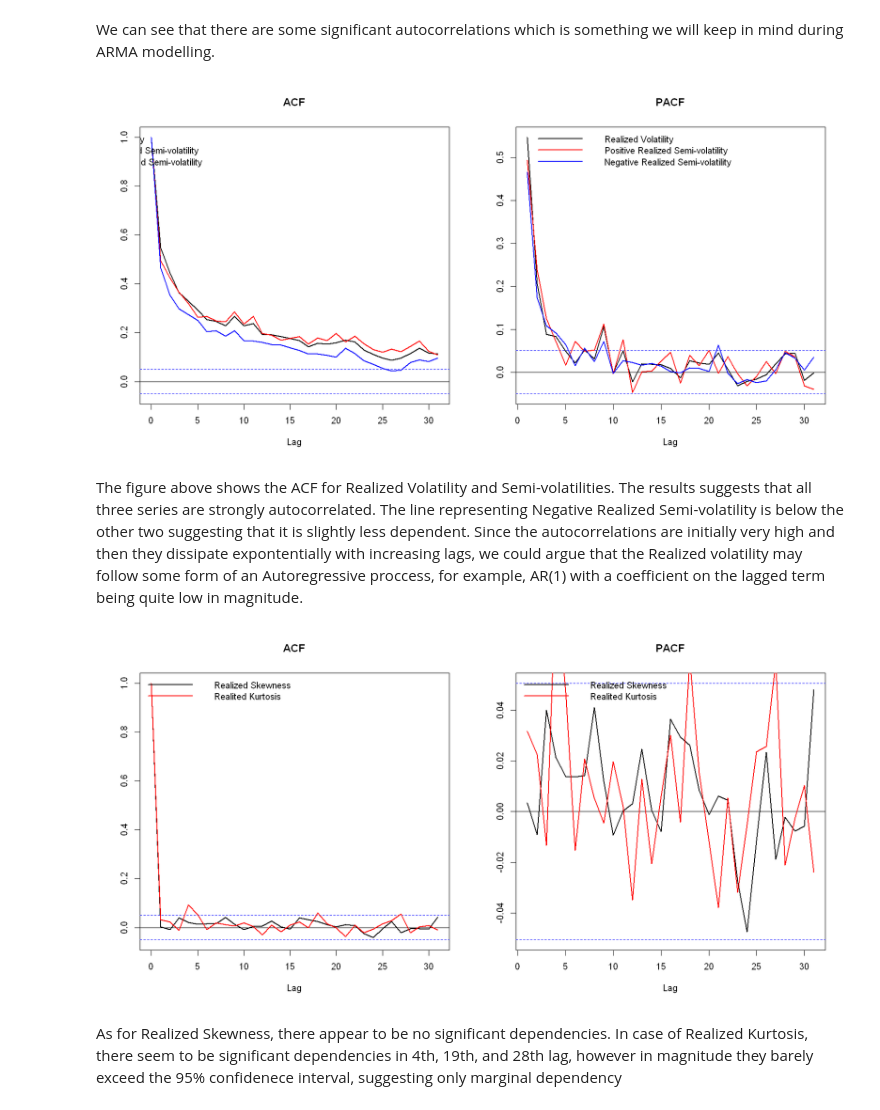
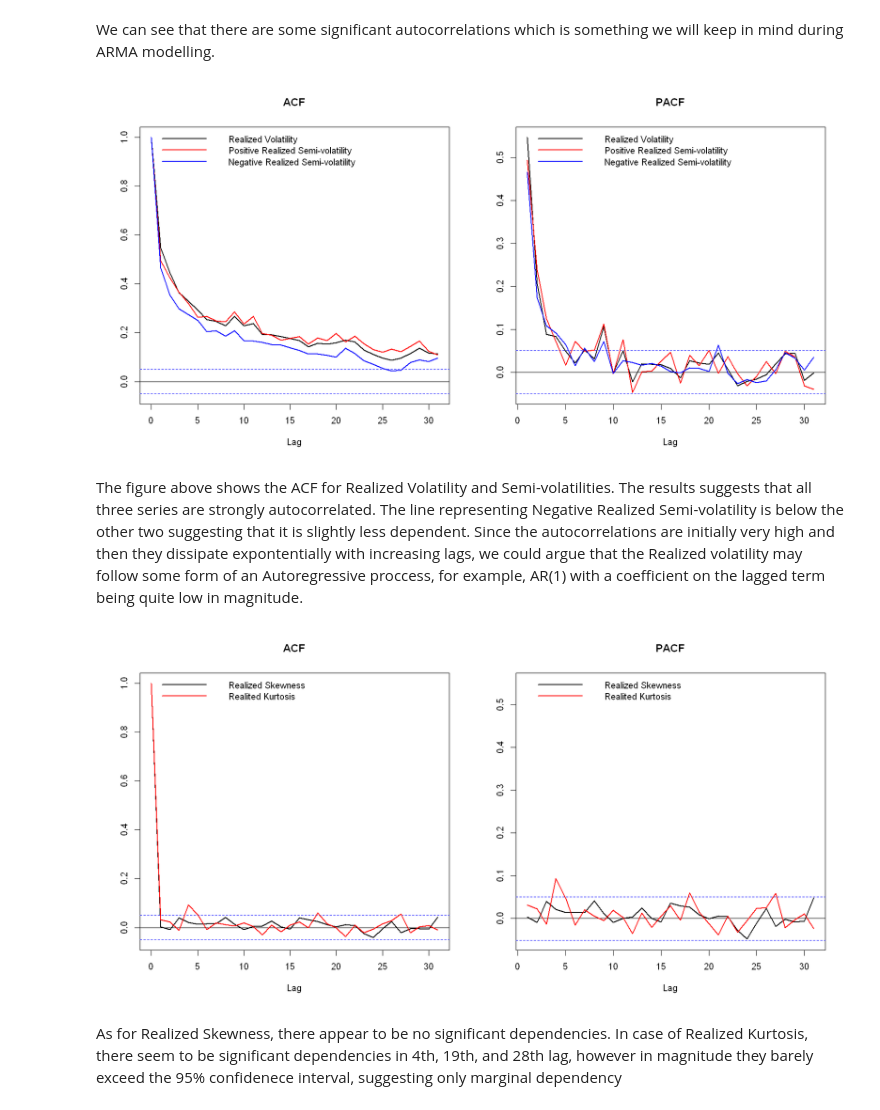
Before and after one commit to JanK0095/Financial-Econometrics-Course-Projects, a Jupyter notebook: Final project/FEI_Emprical_project_Kubal_Mattanelli.ipynb, the cells around one changed output. Cells and saved outputs as stored; diff of their text form; code cells hidden in the pictures.

```diff
--- a/Final project/FEI_Emprical_project_Kubal_Mattanelli.ipynb
+++ b/Final project/FEI_Emprical_project_Kubal_Mattanelli.ipynb
@@ -125,7 +136,7 @@ acf_RV_n <-  acf(amzn$RV_n, plot = F)
 plot(acf_RV, type = "l", main = "ACF", ylab = "", lwd = 2)
 lines(x = acf_RV_p$lag, y = acf_RV_p$acf, col = "red", lwd = 2)
 lines(x = acf_RV_n$lag, y = acf_RV_n$acf, col = "blue", lwd = 2)
-legend("topright", legend = c("Realized Volatility", "Positive Realized Semi-volatility", "Negative Realized Semi-volatility"), col = c("black", "red", "blue"), bty = "n", lty = 1, lwd = 2)
+legend("topleft", legend = c("Realized Volatility", "Positive Realized Semi-volatility", "Negative Realized Semi-volatility"), col = c("black", "red", "blue"), bty = "n", lty = 1, lwd = 2)
 
 pacf_RV <- pacf(amzn$RV, plot = F)
 pacf_RV_p <-  pacf(amzn$RV_p, plot = F)
@@ -135,26 +146,26 @@ lines(x = pacf_RV_p$lag, y = pacf_RV_p$acf, col = "red", lwd = 2)
 lines(x = pacf_RV_n$lag, y = pacf_RV_n$acf, col = "blue", lwd = 2)
 legend("topleft", legend = c("Realized Volatility", "Positive Realized Semi-volatility", "Negative Realized Semi-volatility"), col = c("black", "red", "blue"), bty = "n", lty = 1, lwd = 2)
 # %% [output]
-[figure, old version]
+[figure, new version]
 # %% [markdown]
 The figure above shows the ACF for Realized Volatility and Semi-volatilities. The results suggests that all three series are strongly autocorrelated. The line representing Negative Realized Semi-volatility is below the other two suggesting that it is slightly less dependent. Since the autocorrelations are initially very high and then they dissipate expontentially with increasing lags, we could argue that the Realized volatility may follow some form of an Autoregressive proccess, for example, AR(1) with a coefficient on the lagged term being quite low in magnitude.
 # %%
 options(repr.plot.width = 14, repr.plot.height = 7)
 par(mfrow = c(1, 2))
 #ACF and PACF for Realized Skewness and Kurtosis
 acf_RS <- acf(amzn$RS, plot = F)
 acf_RK <-  acf(amzn$RK, plot = F)
 plot(acf_RS, type = "l", main = "ACF", ylab = "", lwd = 2)
 lines(x = acf_RK$lag, y = acf_RK$acf, col = "red", lwd = 2)
-legend("topright", legend = c("Realized Skewness", "Realited Kurtosis"), col = c("black", "red"), bty = "n", lty = 1, lwd = 2)
+legend("topleft", legend = c("Realized Skewness", "Realited Kurtosis"), col = c("black", "red"), bty = "n", lty = 1, lwd = 2)
 
 pacf_RS <- pacf(amzn$RS, plot = F)
 pacf_RK <-  pacf(amzn$RK, plot = F)
-plot(pacf_RS, type = "l", main = "PACF", ylab = "", lwd = 2)
+plot(pacf_RS, type = "l", main = "PACF", ylab = "", lwd = 2, ylim = c(-0.05,0.55))
 lines(x = pacf_RK$lag, y = pacf_RK$acf, col = "red", lwd = 2)
-legend("topright", legend = c("Realized Skewness", "Realited Kurtosis"), col = c("black", "red"), bty = "n", lty = 1, lwd = 2)
+legend("topleft", legend = c("Realized Skewness", "Realited Kurtosis"), col = c("black", "red"), bty = "n", lty = 1, lwd = 2)
 # %% [output]
-[figure, old version]
+[figure, new version]
 # %% [markdown]
 As for Realized Skewness, there appear to be no significant dependencies. In case of Realized Kurtosis, there seem to be significant dependencies in 4th, 19th, and 28th lag, however in magnitude they barely exceed the 95% confidenece interval, suggesting only marginal dependency
 # %% [markdown]
```
Also changed, not shown: parts of 3 cells of this notebook.
